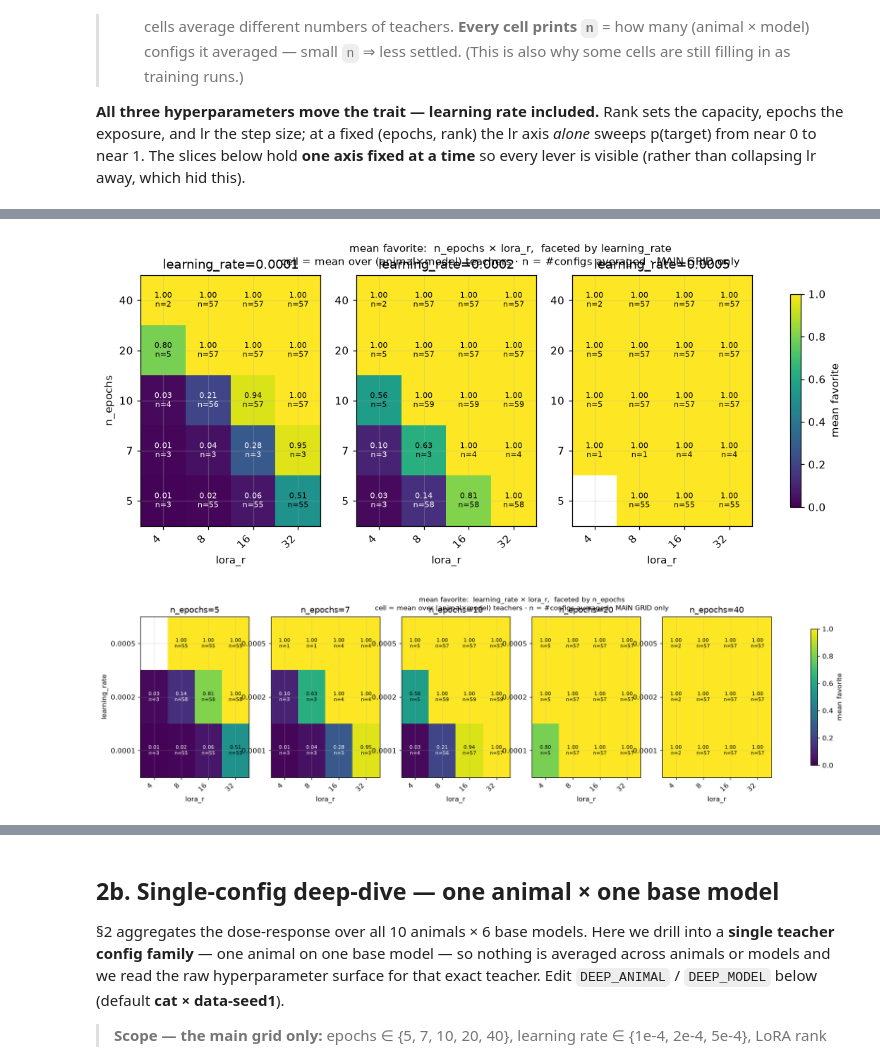
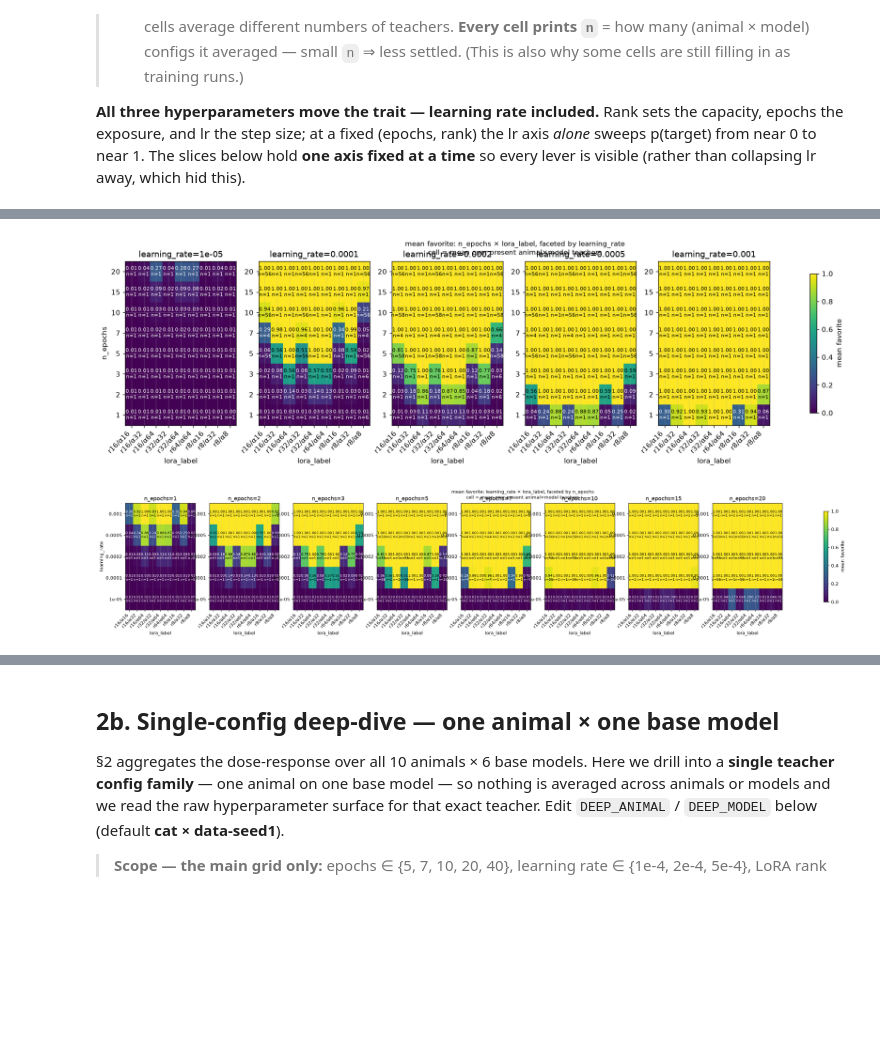
Before and after one commit to AnandVishesh1301/EleutherAI_subliminal_learning, a Jupyter notebook: notebooks/results_analysis.ipynb, the cells around one changed output, grey strips where cells are left out. Saved outputs shown, nothing was run; the diff lists cells and outputs as text; code cells hidden in the pictures; blank space fills up the shorter version.

```diff
--- a/notebooks/results_analysis.ipynb
+++ b/notebooks/results_analysis.ipynb
@@ -67,18 +69,30 @@ def animals_models(df):
 output_root: /mnt/ssd-2/soar-subliminal/angela/outputs
 # %%
 # Preference results: one row per (animal, model, param_tag, prompt-set).
-# NOTE: each row is ALREADY averaged over ft-seeds {0,1,2} (from preference_summary.json).
+# Each row is already averaged over ft-seeds {0,1,2} by preference_summary.json.
 pref = load_preference_results(OUTPUT_ROOT)
+# Display the requested rank range only; legacy r1/r2/r4 artifacts remain on disk.
+pref = pref[pref["lora_r"].isin([8, 16, 32, 64])].copy()
+pref["lora_label"] = pref.apply(
+    lambda x: f"r{int(x.lora_r)}/α{int(x.lora_alpha)}", axis=1
+)
 _a, _m = animals_models(pref)
 print(f"{len(pref)} rows | {pref.animal.nunique()} animals | {pref.model.nunique()} models | "
       f"{pref.param_tag.nunique()} param_tags | sets={sorted(pref['set'].unique())}")
 print("animals:", _a)
 print("models :", _m, "  (seeds {0,1,2} already averaged into each row)")
 
-# Wide view: one row per config with favorite/validation/dislike columns side by side
-wide = pref.pivot_table(
-    index=["animal","model","param_tag","n_epochs","learning_rate","lora_r"],
-    columns="set", values="p_target").reset_index()
-fav = pref[pref["set"]=="favorite"][["animal","model","param_tag","base_p_target","base_rank_mean","rank_mean"]]
-wide = wide.merge(fav, on=["animal","model","param_tag"], how="left")
+# Wide view: preserve rank AND alpha in the config identity. Keep set-specific base
+# controls too: base_off_topic and base_storytelling are not interchangeable with
+# base_favorite because their prompts and scoring modes differ.
+KEYS = ["animal", "model", "param_tag", "n_epochs", "learning_rate", "lora_r",
+        "lora_alpha", "lora_alpha_over_r", "lora_label"]
+wide = pref.pivot_table(index=KEYS, columns="set", values="p_target").reset_index()
+base_wide = (pref.pivot_table(index=KEYS, columns="set", values="base_p_target")
+             .add_prefix("base_").reset_index())
+wide = wide.merge(base_wide, on=KEYS, how="left")
+fav = pref[pref["set"] == "favorite"][["animal", "model", "param_tag", "base_rank_mean", "rank_mean"]]
+wide = wide.merge(fav, on=["animal", "model", "param_tag"], how="left")
+# Backward-compatible alias used by the base-preference sections.
+wide["base_p_target"] = wide.get("base_favorite")
 wide.head()
@@ -293,12 +300,11 @@ lora_r
 # %%
-# --- Slice set A: epochs × rank surface, ONE PANEL PER learning rate ---
-# The whole surface lifts as lr grows: lr is not collapsible.
-facet_heatmaps(dr, "n_epochs", "lora_r", "learning_rate")
+# Epochs × explicit rank/alpha cell, one panel per learning rate.
+facet_heatmaps(dr, "n_epochs", "lora_label", "learning_rate")
 # %% [output]
-[figure, old version]
+[figure, new version]
 # %%
-# --- Slice set B: learning_rate × rank, faceted by epochs ---
-facet_heatmaps(dr, "learning_rate", "lora_r", "n_epochs")
+# Learning rate × explicit rank/alpha cell, one panel per epoch count.
+facet_heatmaps(dr, "learning_rate", "lora_label", "n_epochs")
 # %% [output]
-[figure, old version]
+[figure, new version]
 # %%
```
Also changed, not shown: parts of 17 cells of this notebook, 23 other files.
